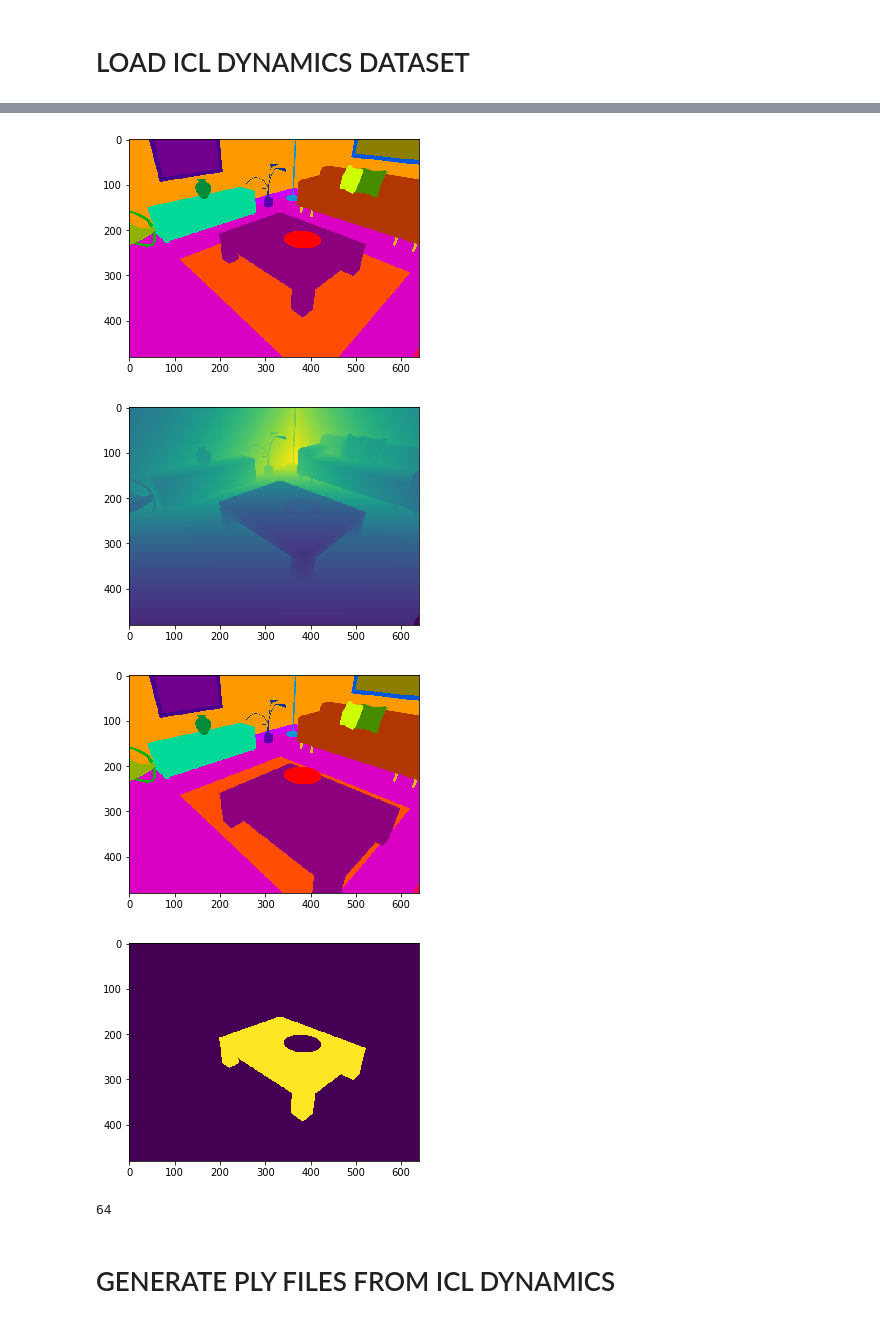
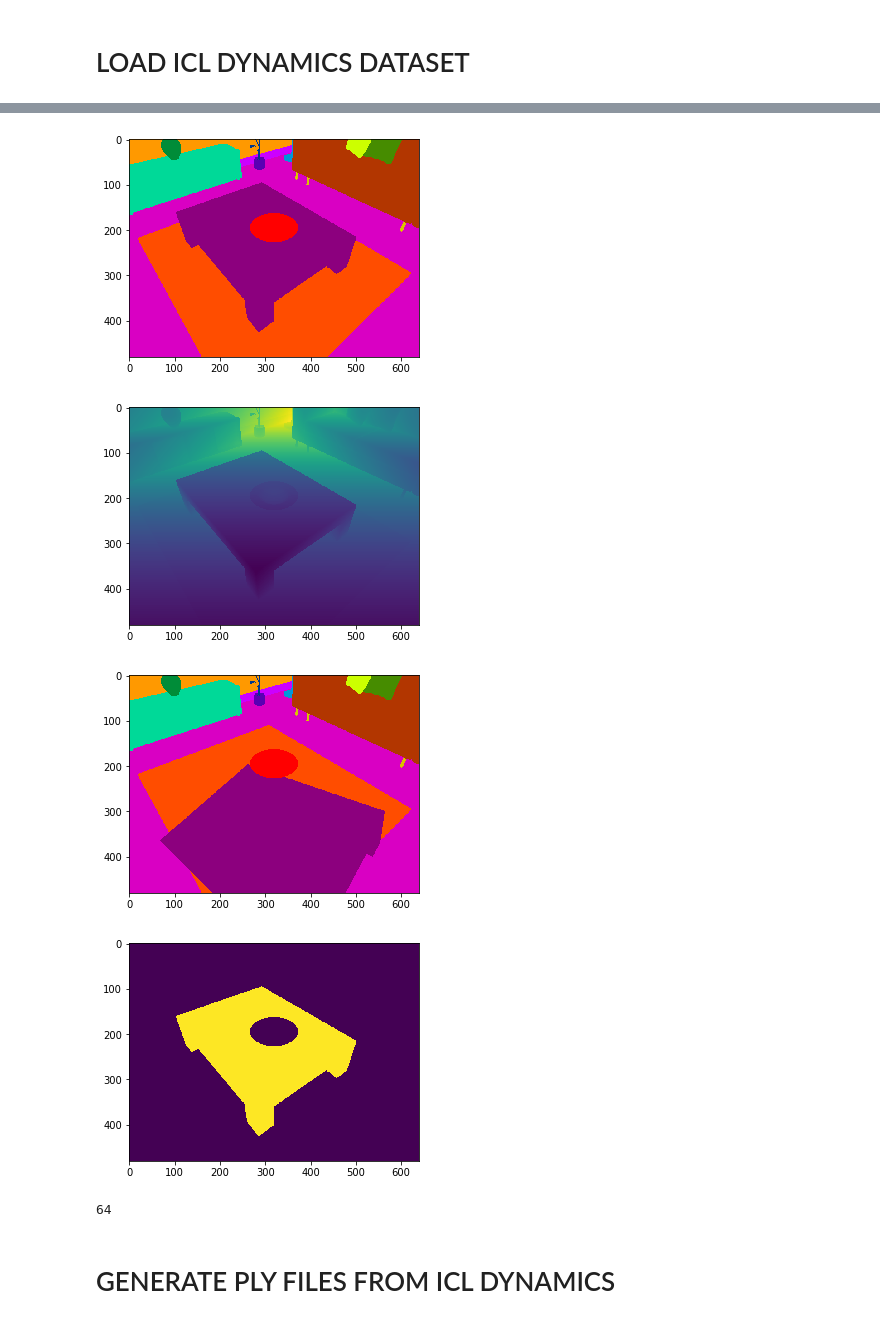
Before and after one commit to lukasHoel/novel-view-synthesis, a Jupyter notebook: notebooks/Point_Manipulation.ipynb, the cells around one changed output, grey strips where cells are left out. Drawn from its saved outputs; the diff is of its cells as text; code cells hidden in the pictures.

```diff
--- a/notebooks/Point_Manipulation.ipynb
+++ b/notebooks/Point_Manipulation.ipynb
@@ -768,7 +614,7 @@ from data.nuim_dynamics_dataloader import ICLNUIM_Dynamic_Dataset
 if is_on_colab:
     path = "/content/drive/My Drive/Novel_View_Synthesis/ICL-NUIM/custom/seq0001"
 else:
-    path = "/home/lukas/datasets/ICL-NUIM/custom/seq0001_cam_orig"
+    path = "/home/lukas/datasets/ICL-NUIM/custom/seq0003"
 
 
 #img_shape=(256, 256)
@@ -839,7 +685,7 @@ tensor(1.2520)
-[figure, old version]
+[figure, new version]
-[figure, old version]
+[figure, new version]
-[figure, old version]
+[figure, new version]
-[figure, old version]
+[figure, new version]
 64
 # %% [markdown]
 # GENERATE PLY FILES FROM ICL DYNAMICS
```
Also changed, not shown: parts of 19 cells of this notebook, 8 other files.
